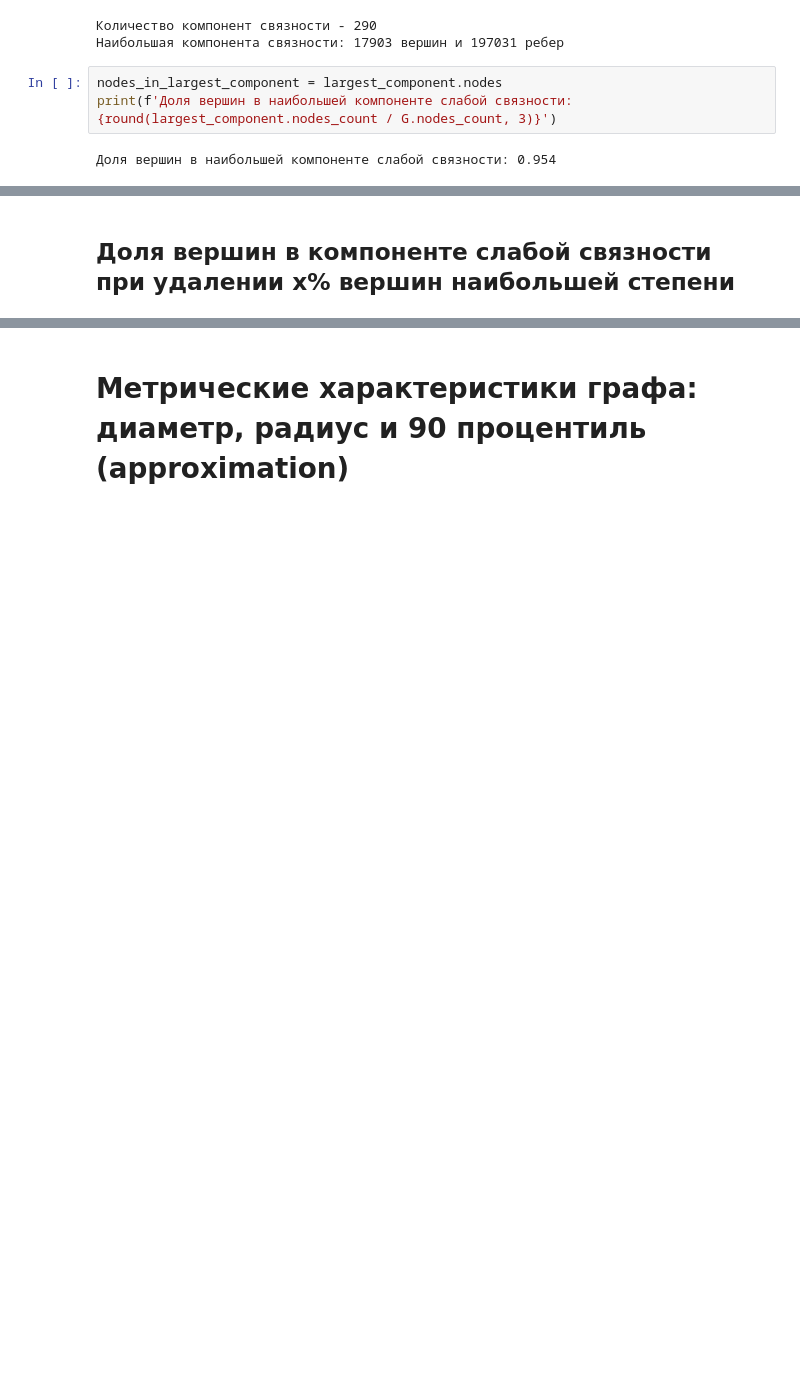
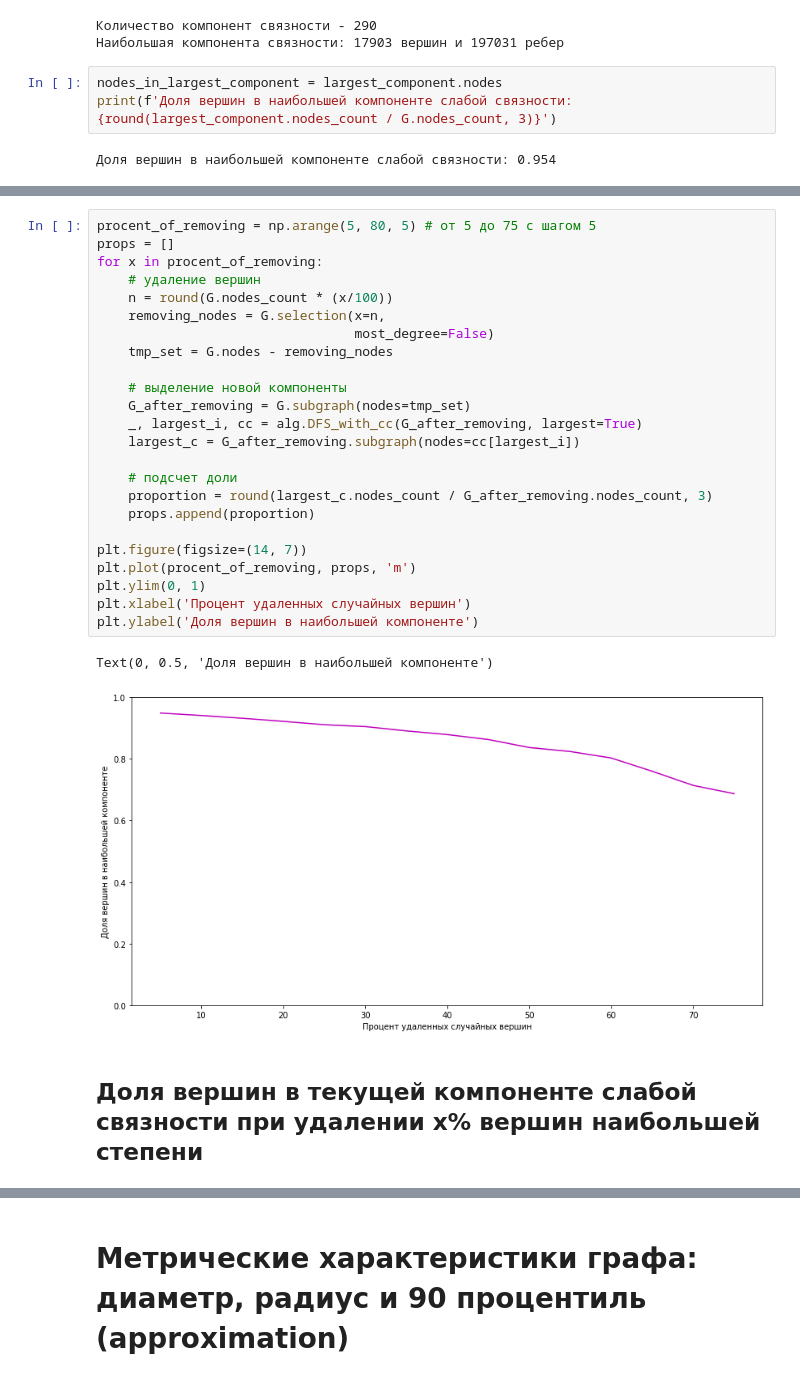
Before and after one commit to AnatolyAdamovich/graph-analysis, a Jupyter notebook: CO-Astro.ipynb, the cells around one changed output, grey strips where cells are left out. Saved outputs shown, nothing was run; the diff lists cells and outputs as text; blank space fills up the shorter version.

```diff
--- a/CO-Astro.ipynb
+++ b/CO-Astro.ipynb
@@ -76,5 +78,32 @@ Text(0, 0.5, 'Доля вершин в наибольшей компоненте
+# %%
+procent_of_removing = np.arange(5, 80, 5) # от 5 до 75 с шагом 5
+props = []
+for x in procent_of_removing:
+    # удаление вершин
+    n = round(G.nodes_count * (x/100))
+    removing_nodes = G.selection(x=n,
+                                 most_degree=False)
+    tmp_set = G.nodes - removing_nodes
+
+    # выделение новой компоненты
+    G_after_removing = G.subgraph(nodes=tmp_set)
+    _, largest_i, cc = alg.DFS_with_cc(G_after_removing, largest=True)
+    largest_c = G_after_removing.subgraph(nodes=cc[largest_i])
+
+    # подсчет доли
+    proportion = round(largest_c.nodes_count / G_after_removing.nodes_count, 3)
+    props.append(proportion)
+
+plt.figure(figsize=(14, 7))
+plt.plot(procent_of_removing, props, 'm')
+plt.ylim(0, 1)
+plt.xlabel('Процент удаленных случайных вершин')
+plt.ylabel('Доля вершин в наибольшей компоненте')
+# %% [output]
+Text(0, 0.5, 'Доля вершин в наибольшей компоненте')
+[figure, added]
 # %% [markdown]
-## Доля вершин в компоненте слабой связности при удалении x% вершин наибольшей степени
+## Доля вершин в текущей компоненте слабой связности при удалении x% вершин наибольшей степени
 # %%
 %%time
 
```
Also changed, not shown: parts of 18 cells of this notebook, 3 other files.
